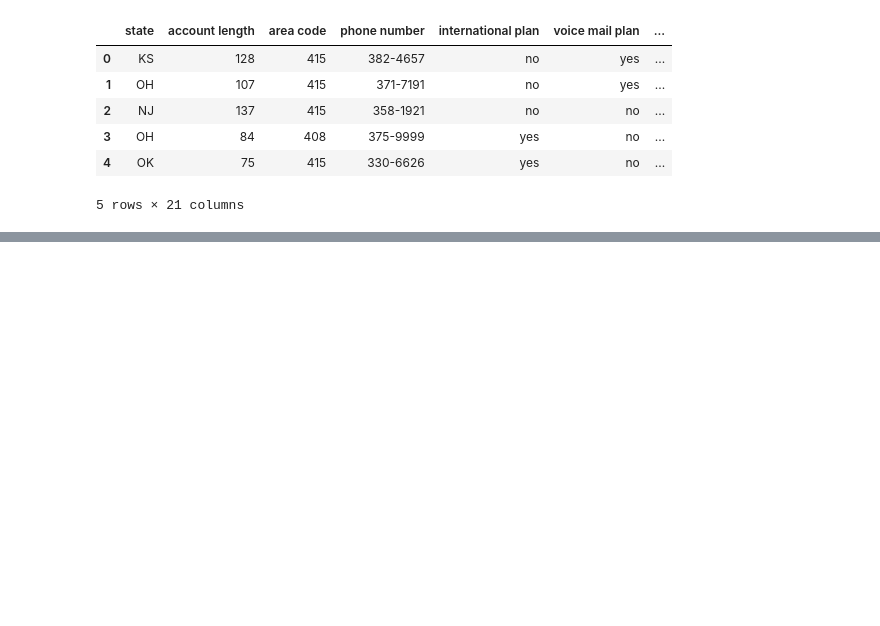
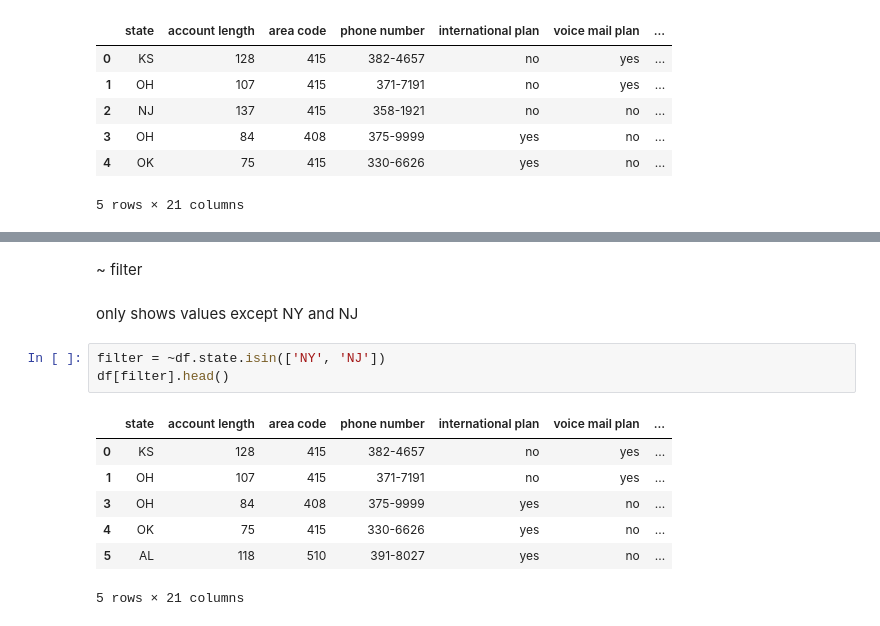
Before and after one commit to yuvii0125/Pandas, a Jupyter notebook: Select , Create and Filtering/membership_filtering.ipynb, the cells around one changed output, grey strips where cells are left out. Drawn from its saved outputs; the diff is of its cells as text; blank space fills up the shorter version.

```diff
--- a/Select , Create and Filtering/membership_filtering.ipynb
+++ b/Select , Create and Filtering/membership_filtering.ipynb
@@ -16,0 +36,15 @@ df.head()
+# %% [markdown]
+~ filter
+# %% [markdown]
+only shows values except NY and NJ
+# %%
+filter = ~df.state.isin(['NY', 'NJ'])
+df[filter].head()
+# %% [output]
+|  | state | account length | area code | phone number | international plan | voice mail plan | ... |
+| 0 | KS | 128 | 415 | 382-4657 | no | yes | ... |
+| 1 | OH | 107 | 415 | 371-7191 | no | yes | ... |
+| 3 | OH | 84 | 408 | 375-9999 | yes | no | ... |
+| 4 | OK | 75 | 415 | 330-6626 | yes | no | ... |
+| 5 | AL | 118 | 510 | 391-8027 | yes | no | ... |
+5 rows × 21 columns
```
Also changed, not shown: parts of 28 cells of this notebook, 3 other files.
